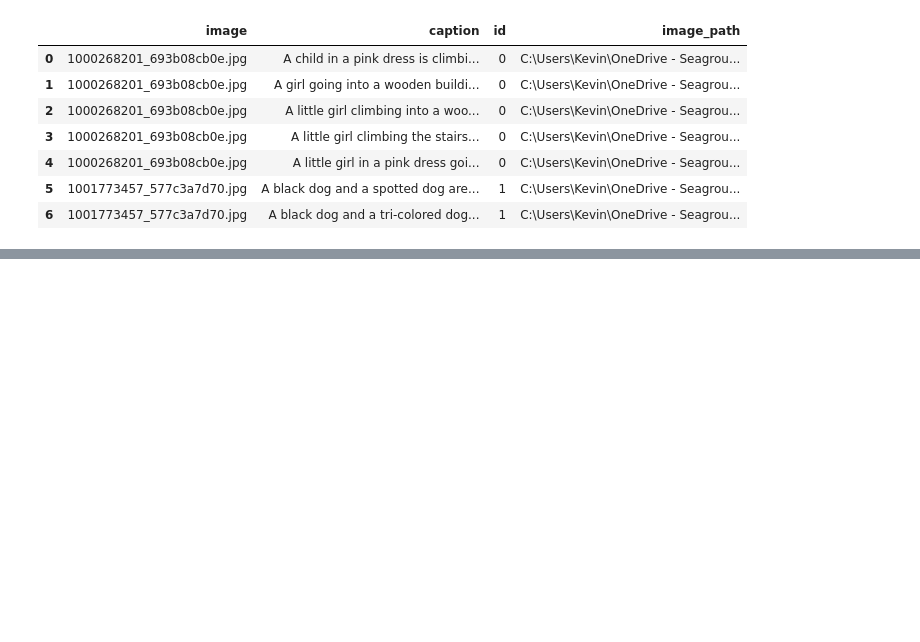
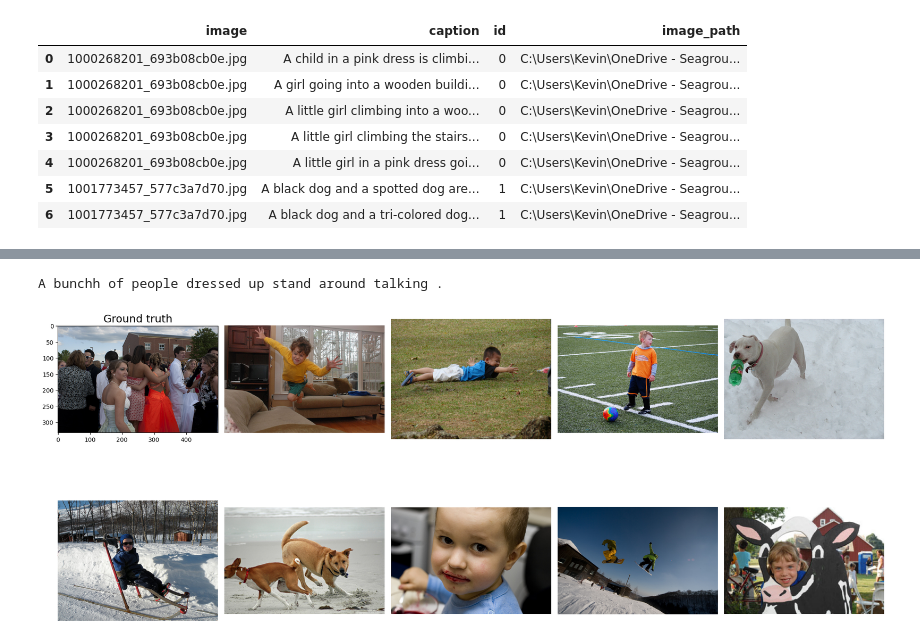
Before and after one commit to kevinkhang2909/ML-learning-journey, a Jupyter notebook: multimodal/cross_attention.ipynb, the cells around one changed output, grey strips where cells are left out. Drawn from its saved outputs; the diff is of its cells as text; code cells hidden in the pictures; blank space fills up the shorter version.

```diff
--- a/multimodal/cross_attention.ipynb
+++ b/multimodal/cross_attention.ipynb
@@ -18,11 +18,11 @@ seed_everything(42)
 Global seed set to 42
 42
 # %%
-path = Path.home() / 'OneDrive - Seagroup/ai/image_captioning/flickr'
+path = Path.home() / 'OneDrive - Seagroup/ai/image_captioning/flickr8k'
 image_path = path / 'Images'
 
 df = pd.read_csv(path / 'captions.txt')
-df['id'] = [id_ for id_ in range(df.shape[0] // 5) for _ in range(5)]
+df['id'] = pd.factorize(df['image'])[0]
 df['image_path'] = [str(image_path / i) for i in df['image'].to_numpy()]
 df.head(7)
 # %% [output]
@@ -49,13 +56,13 @@ test_dataloader = DataLoader(test_dataset, batch_size=batch_size)
 model = CLIPDualEncoderModel(Config.pretrain_image, Config.pretrain_text, batch_size=batch_size)
 model_checkpoint = ModelCheckpoint(dirpath='clip/',
                                    save_top_k=1,
-                                   monitor='val_loss',
-                                   mode='min',)
+                                   monitor="val_loss",
+                                   mode="min",)
 lr_monitor = LearningRateMonitor(logging_interval='step')
 
 trainer = Trainer(
     accelerator='gpu',
-    max_epochs=5,
+    max_epochs=3,
     callbacks=[model_checkpoint, lr_monitor],
     deterministic=True,
 )
@@ -99,21 +122,38 @@ image_embeddings = create_image_embedding(best_model, train_dataloader)
 # %%
-def fletch_similar(model, image_embeddings, query, image_filenames, n=10):
+def compute_score(embed1, embed2):
+    embed1 = F.normalize(embed1, p=2, dim=-1)
+    embed2 = F.normalize(embed2, p=2, dim=-1)
+    return embed1 @ embed2.T
+
+def fletch_images(model, image_embeddings, query, data, n=9):
+    print(query)
+    # encode
     encoded_query = tokenizer([query])
     batch = {k: torch.tensor(v).to('cuda') for k, v in encoded_query.items()}
     with torch.no_grad():
         text_features = model.text_encoder(input_ids=batch["input_ids"], attention_mask=batch["attention_mask"])
         text_embeddings = model.text_projection(text_features).cpu()
 
-    image_embeddings_n = F.normalize(image_embeddings, p=2, dim=-1)
-    text_embeddings_n = F.normalize(text_embeddings, p=2, dim=-1)
-    dot_similarity = text_embeddings_n @ image_embeddings_n.T
+    # similar
+    dot_similarity = compute_score(image_embeddings, text_embeddings)
 
+    # top
     values, indices = dot_similarity.squeeze().topk(n * 5)
-    matches = [image_filenames[idx] for idx in indices[::5].cpu()]
+    matches = [data['image_path'].values[idx] for idx in indices[::5].cpu()]
 
+    # plot
     fig, axes = plt.subplots(2, 5, figsize=(20, 10))
     axes = axes.flatten()
-    for i, v in enumerate(matches):
+
+    # ground truth
+    ground_truth = data.query(f'caption == "{query}"')['image_path'].values[0]
+    ground_truth_image = cv2.imread(ground_truth)
+    ground_truth_image = cv2.cvtColor(ground_truth_image, cv2.COLOR_BGR2RGB)
+    axes[0].imshow(ground_truth_image)
+    axes[0].set_title(f'Ground truth', fontsize=18)
+
+    # show
+    for i, v in enumerate(matches, start=1):
         image = cv2.imread(v)
         image = cv2.cvtColor(image, cv2.COLOR_BGR2RGB)
         axes[i].imshow(image)
@@ -122,7 +162,8 @@ def fletch_similar(model, image_embeddings, query, image_filenames, n=10):
 
     plt.show()
 # %%
-query = test['caption'].sample(1).values[0]
-# query = 'two people wearing hats'
-print(query)
-fletch_similar(best_model, image_embeddings, query, train['image_path'].values)
+query = train['caption'].sample(1).values[0]
+fletch_images(best_model, image_embeddings, query, train)
+# %% [output]
+A bunchh of people dressed up stand around talking .
+[figure, added]
```
Also changed, not shown: parts of 7 cells of this notebook, 2 other files.
